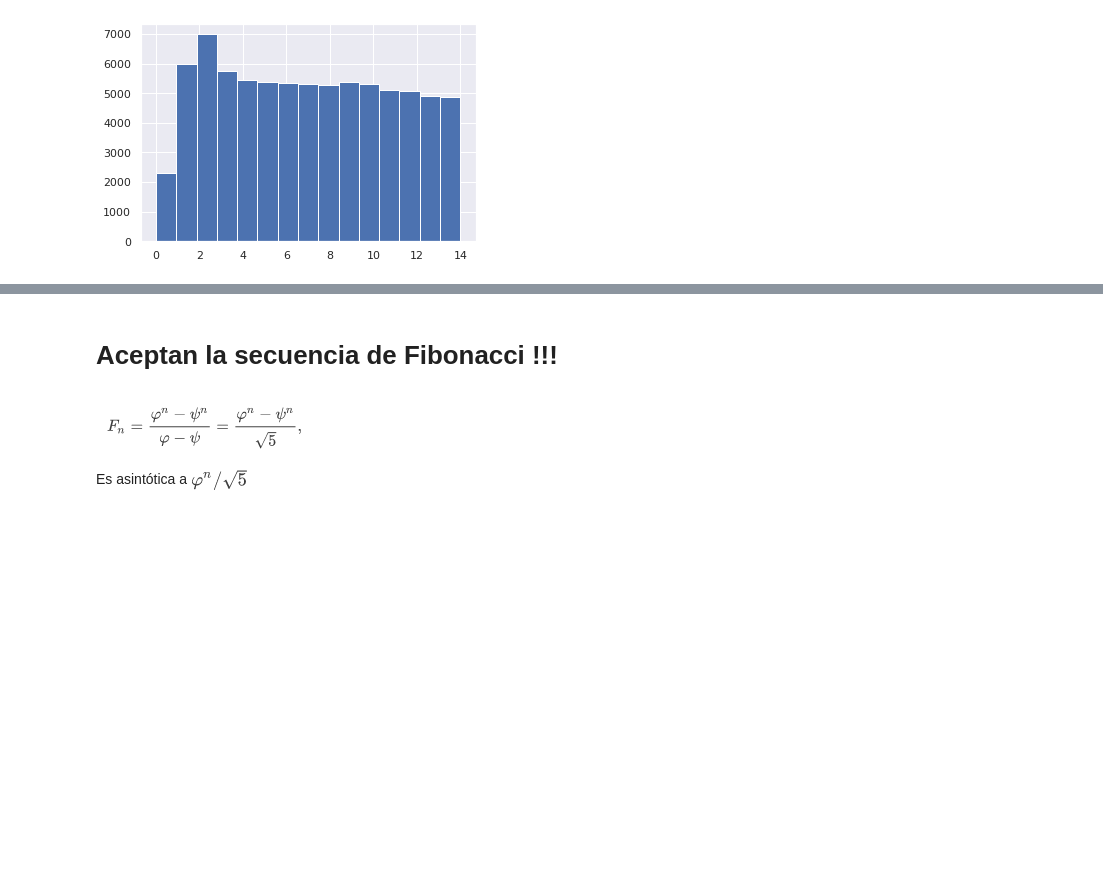
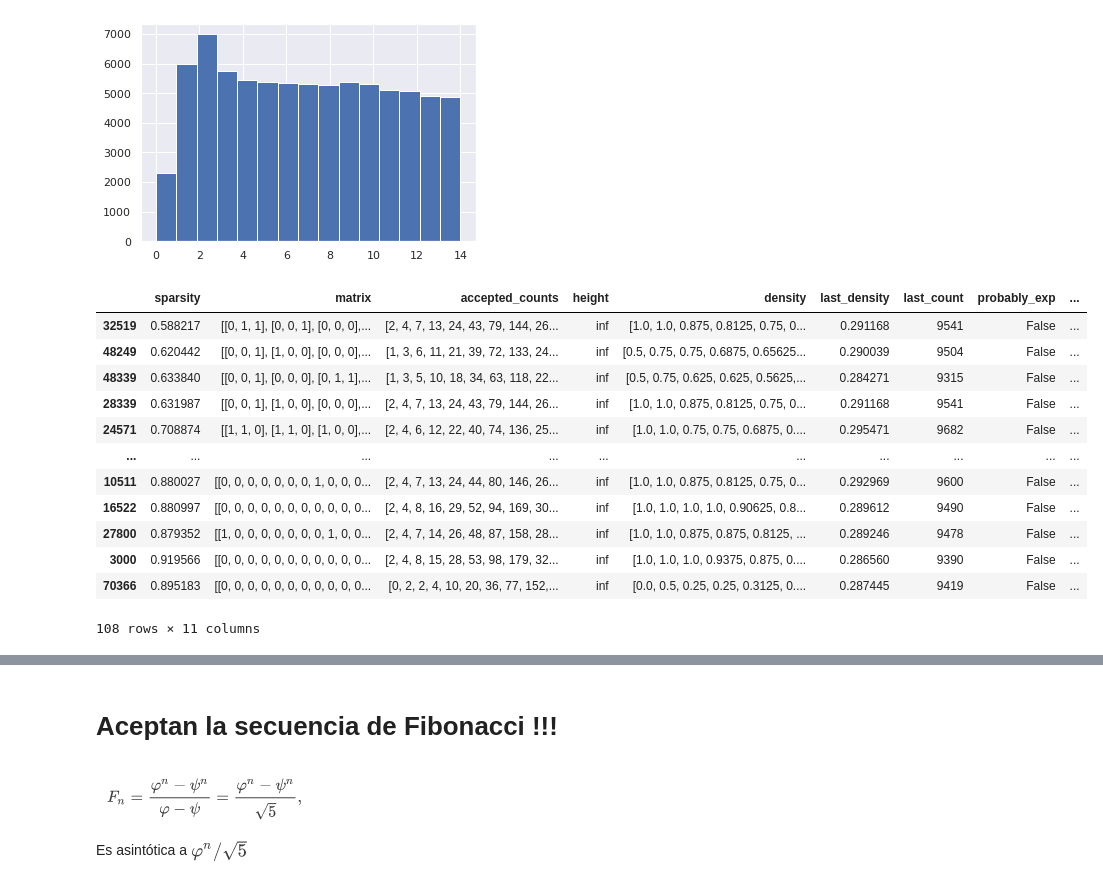
Before and after one commit to viantirreau/count-nfa, a Jupyter notebook: notebooks/Bruteforce.ipynb, the cells around one changed output, grey strips where cells are left out. Cells and saved outputs as stored; diff of their text form; code cells hidden in the pictures; blank space fills up the shorter version.

```diff
--- a/notebooks/Bruteforce.ipynb
+++ b/notebooks/Bruteforce.ipynb
@@ -299,3 +299,19 @@ df.real_n_states.hist(bins=15)
 # %% [output]
 <AxesSubplot:>
 [figure]
+# %%
+df[abs(df.last_density - 2/7) < 0.01].sort_values("real_n_states")
+# %% [output]
+|  | sparsity | matrix | accepted_counts | height | density | last_density | last_count | probably_exp | ... |
+| 32519 | 0.588217 | [[0, 1, 1], [0, 0, 1], [0, 0, 0],... | [2, 4, 7, 13, 24, 43, 79, 144, 26... | inf | [1.0, 1.0, 0.875, 0.8125, 0.75, 0... | 0.291168 | 9541 | False | ... |
+| 48249 | 0.620442 | [[0, 0, 1], [1, 0, 0], [0, 0, 0],... | [1, 3, 6, 11, 21, 39, 72, 133, 24... | inf | [0.5, 0.75, 0.75, 0.6875, 0.65625... | 0.290039 | 9504 | False | ... |
+| 48339 | 0.633840 | [[0, 0, 1], [0, 0, 0], [0, 1, 1],... | [1, 3, 5, 10, 18, 34, 63, 118, 22... | inf | [0.5, 0.75, 0.625, 0.625, 0.5625,... | 0.284271 | 9315 | False | ... |
+| 28339 | 0.631987 | [[0, 0, 1], [1, 0, 0], [0, 0, 0],... | [2, 4, 7, 13, 24, 43, 79, 144, 26... | inf | [1.0, 1.0, 0.875, 0.8125, 0.75, 0... | 0.291168 | 9541 | False | ... |
+| 24571 | 0.708874 | [[1, 1, 0], [1, 1, 0], [1, 0, 0],... | [2, 4, 6, 12, 22, 40, 74, 136, 25... | inf | [1.0, 1.0, 0.75, 0.75, 0.6875, 0.... | 0.295471 | 9682 | False | ... |
+| ... | ... | ... | ... | ... | ... | ... | ... | ... | ... |
+| 10511 | 0.880027 | [[0, 0, 0, 0, 0, 0, 0, 1, 0, 0, 0... | [2, 4, 7, 13, 24, 44, 80, 146, 26... | inf | [1.0, 1.0, 0.875, 0.8125, 0.75, 0... | 0.292969 | 9600 | False | ... |
+| 16522 | 0.880997 | [[0, 0, 0, 0, 0, 0, 0, 0, 0, 0, 0... | [2, 4, 8, 16, 29, 52, 94, 169, 30... | inf | [1.0, 1.0, 1.0, 1.0, 0.90625, 0.8... | 0.289612 | 9490 | False | ... |
+| 27800 | 0.879352 | [[1, 0, 0, 0, 0, 0, 0, 0, 1, 0, 0... | [2, 4, 7, 14, 26, 48, 87, 158, 28... | inf | [1.0, 1.0, 0.875, 0.875, 0.8125, ... | 0.289246 | 9478 | False | ... |
+| 3000 | 0.919566 | [[0, 0, 0, 0, 0, 0, 0, 0, 0, 0, 0... | [2, 4, 8, 15, 28, 53, 98, 179, 32... | inf | [1.0, 1.0, 1.0, 0.9375, 0.875, 0.... | 0.286560 | 9390 | False | ... |
+| 70366 | 0.895183 | [[0, 0, 0, 0, 0, 0, 0, 0, 0, 0, 0... | [0, 2, 2, 4, 10, 20, 36, 77, 152,... | inf | [0.0, 0.5, 0.25, 0.25, 0.3125, 0.... | 0.287445 | 9419 | False | ... |
+108 rows × 11 columns
```
Also changed, not shown: parts of 7 cells of this notebook, 5 other files.
